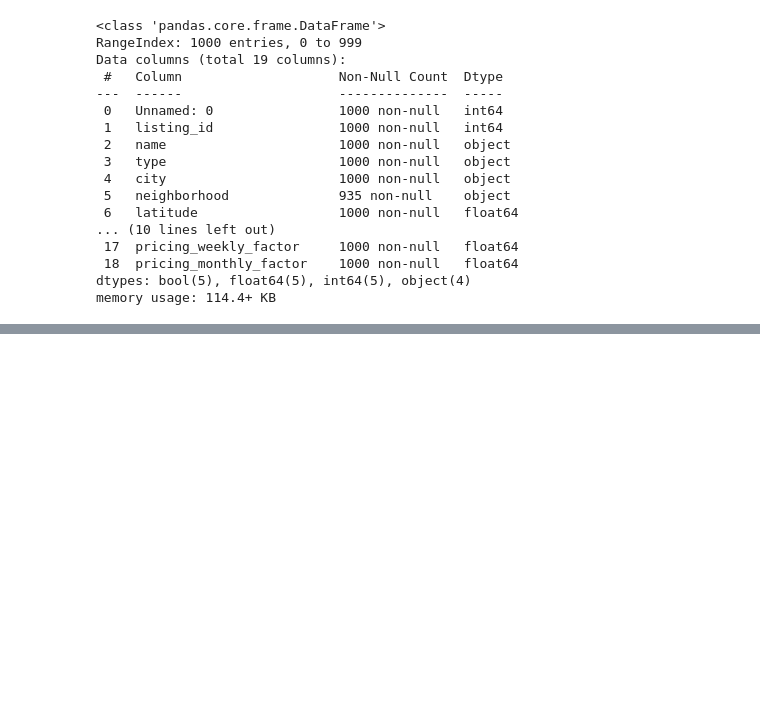
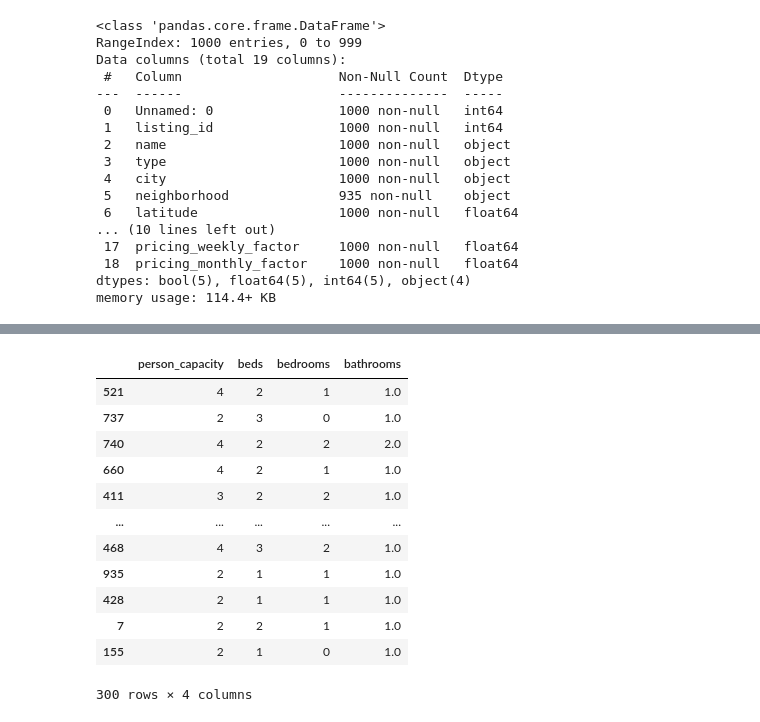
Before and after one commit to SimonMlt/MathsAlgo, a Jupyter notebook: Intro_ML.ipynb, the cells around one changed output, grey strips where cells are left out. Saved outputs shown, nothing was run; the diff lists cells and outputs as text; code cells hidden in the pictures; blank space fills up the shorter version.

```diff
--- a/Intro_ML.ipynb
+++ b/Intro_ML.ipynb
@@ -95,3 +96,6 @@ df2.head()
 | 2 | 2 | 1261705 | chambre privée à louer @ paris ob... | private_room | Paris | NaN | 48.867894 | 2.375897 | 1 | ... |
 | 3 | 3 | 1318834 | Appartement au coeur du Marais | entire_home | Paris | République | 48.870370 | 2.358510 | 3 | ... |
 | 4 | 4 | 1677091 | Lovely & Quiet flat | entire_home | Paris | Buttes-Chaumont - Belleville | 48.874149 | 2.373700 | 2 | ... |
+# %%
+df1 = df1[df1['local_price'].notna()]
+df1
@@ -97,0 +116,8 @@ df2.head()
+# %%
+g = df1.groupby('listing_id')
+df2['price_avg'] = 0
+
+for (i,x) in df2.iterrows():
+    if x.listing_id in g.groups.keys():
+        df2.loc[i,'price_avg'] = g.get_group(x.listing_id).local_price.mean()
+df2
@@ -97,0 +289,16 @@ df2.head()
+# %%
+x_test
+# %% [output]
+|  | person_capacity | beds | bedrooms | bathrooms |
+| 521 | 4 | 2 | 1 | 1.0 |
+| 737 | 2 | 3 | 0 | 1.0 |
+| 740 | 4 | 2 | 2 | 2.0 |
+| 660 | 4 | 2 | 1 | 1.0 |
+| 411 | 3 | 2 | 2 | 1.0 |
+| ... | ... | ... | ... | ... |
+| 468 | 4 | 3 | 2 | 1.0 |
+| 935 | 2 | 1 | 1 | 1.0 |
+| 428 | 2 | 1 | 1 | 1.0 |
+| 7 | 2 | 2 | 1 | 1.0 |
+| 155 | 2 | 1 | 0 | 1.0 |
+300 rows × 4 columns
```
Also changed, not shown: parts of 26 cells of this notebook.
